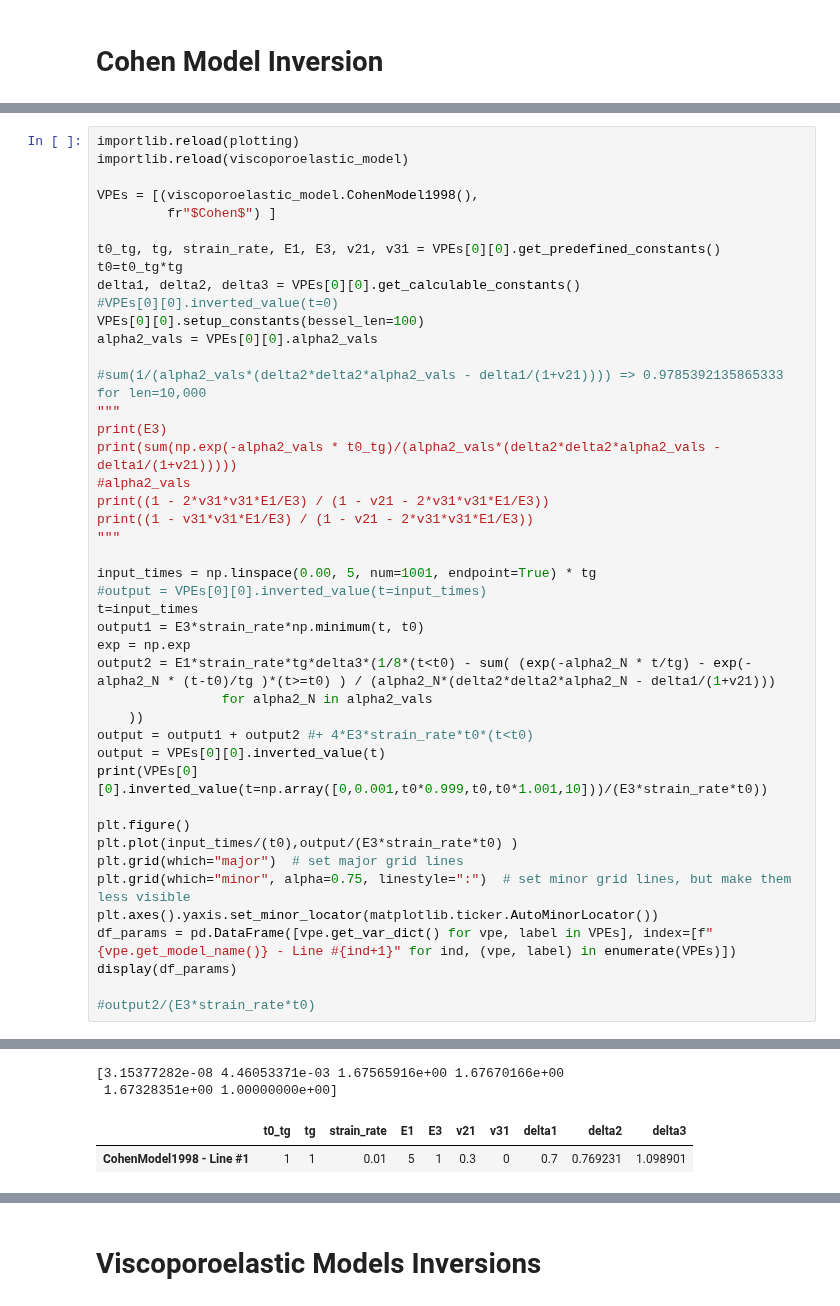
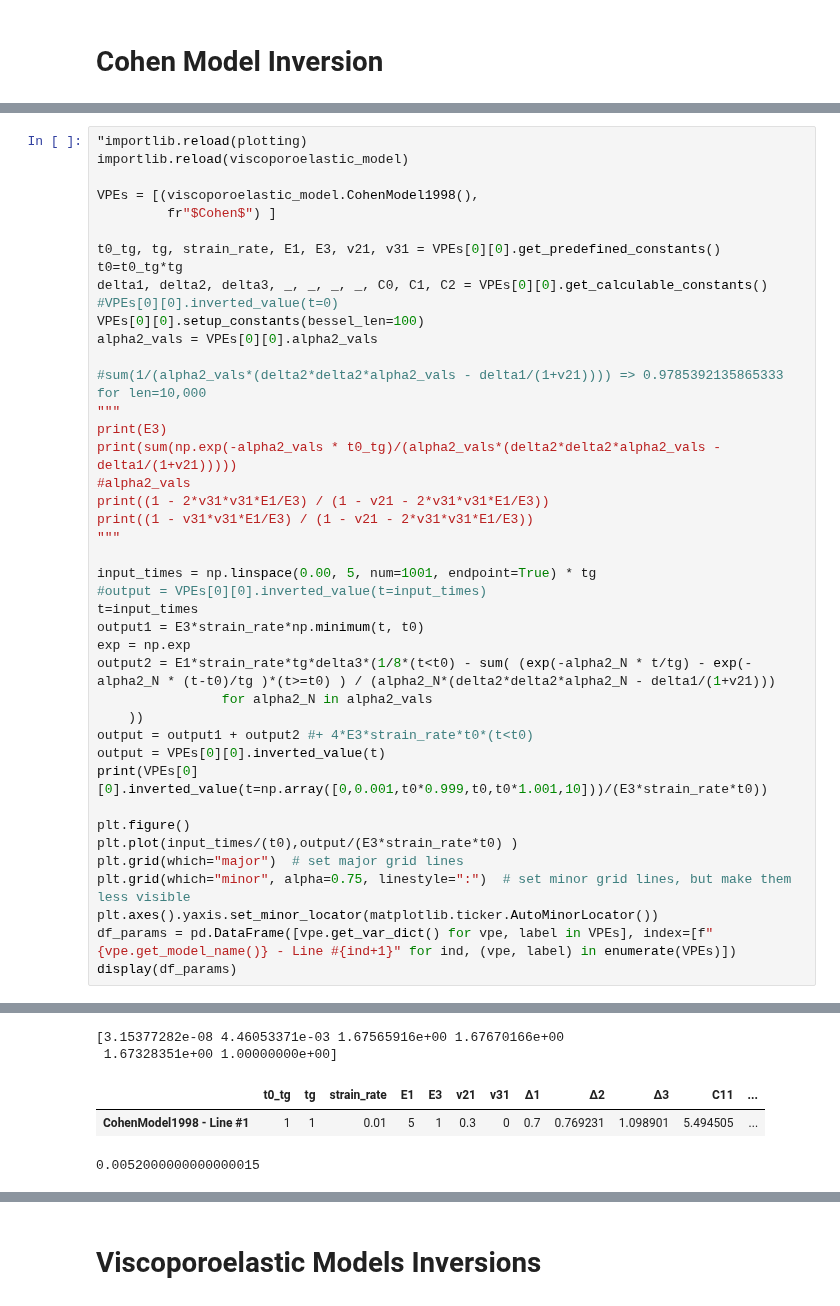
Before and after one commit to ryerrabelli/Yerrabelli-Spector-Poroelastic-Model-Code, a Jupyter notebook: src/ViscoporoelasticInversion.ipynb, the cells around one changed output, grey strips where cells are left out. Cells and saved outputs as stored; diff of their text form.

```diff
--- a/src/ViscoporoelasticInversion.ipynb
+++ b/src/ViscoporoelasticInversion.ipynb
@@ -222,5 +293,5 @@ array([   5.3610301 ,   30.06125439,   74.47854152,  138.63230093,
 # %%
-importlib.reload(plotting)
+"importlib.reload(plotting)
 importlib.reload(viscoporoelastic_model)
 
 VPEs = [(viscoporoelastic_model.CohenModel1998(),
@@ -228,7 +299,7 @@ VPEs = [(viscoporoelastic_model.CohenModel1998(),
 
 t0_tg, tg, strain_rate, E1, E3, v21, v31 = VPEs[0][0].get_predefined_constants()
 t0=t0_tg*tg
-delta1, delta2, delta3 = VPEs[0][0].get_calculable_constants()
+delta1, delta2, delta3, _, _, _, _, C0, C1, C2 = VPEs[0][0].get_calculable_constants()
 #VPEs[0][0].inverted_value(t=0)
 VPEs[0][0].setup_constants(bessel_len=100)
 alpha2_vals = VPEs[0][0].alpha2_vals
@@ -238,37 +309,36 @@ alpha2_vals = VPEs[0][0].alpha2_vals
 print(E3)
 print(sum(np.exp(-alpha2_vals * t0_tg)/(alpha2_vals*(delta2*delta2*alpha2_vals - delta1/(1+v21)))))
 #alpha2_vals
 print((1 - 2*v31*v31*E1/E3) / (1 - v21 - 2*v31*v31*E1/E3))
 print((1 - v31*v31*E1/E3) / (1 - v21 - 2*v31*v31*E1/E3))
 """
 
 input_times = np.linspace(0.00, 5, num=1001, endpoint=True) * tg
 #output = VPEs[0][0].inverted_value(t=input_times)
 t=input_times
 output1 = E3*strain_rate*np.minimum(t, t0)
 exp = np.exp
 output2 = E1*strain_rate*tg*delta3*(1/8*(t<t0) - sum( (exp(-alpha2_N * t/tg) - exp(-alpha2_N * (t-t0)/tg )*(t>=t0) ) / (alpha2_N*(delta2*delta2*alpha2_N - delta1/(1+v21)))
                 for alpha2_N in alpha2_vals
     ))
 output = output1 + output2 #+ 4*E3*strain_rate*t0*(t<t0)
 output = VPEs[0][0].inverted_value(t)
 print(VPEs[0][0].inverted_value(t=np.array([0,0.001,t0*0.999,t0,t0*1.001,10]))/(E3*strain_rate*t0))
 
 plt.figure()
 plt.plot(input_times/(t0),output/(E3*strain_rate*t0) )
 plt.grid(which="major")  # set major grid lines
 plt.grid(which="minor", alpha=0.75, linestyle=":")  # set minor grid lines, but make them less visible
 plt.axes().yaxis.set_minor_locator(matplotlib.ticker.AutoMinorLocator())
 df_params = pd.DataFrame([vpe.get_var_dict() for vpe, label in VPEs], index=[f"{vpe.get_model_name()} - Line #{ind+1}" for ind, (vpe, label) in enumerate(VPEs)])
 display(df_params)
-
-#output2/(E3*strain_rate*t0)
 # %% [output]
 [interactive output not drawn]
 [3.15377282e-08 4.46053371e-03 1.67565916e+00 1.67670166e+00
  1.67328351e+00 1.00000000e+00]
-|  | t0_tg | tg | strain_rate | E1 | E3 | v21 | v31 | delta1 | delta2 | delta3 |
-| CohenModel1998 - Line #1 | 1 | 1 | 0.01 | 5 | 1 | 0.3 | 0 | 0.7 | 0.769231 | 1.098901 |
+|  | t0_tg | tg | strain_rate | E1 | E3 | v21 | v31 | Δ1 | Δ2 | Δ3 | C11 | ... |
+| CohenModel1998 - Line #1 | 1 | 1 | 0.01 | 5 | 1 | 0.3 | 0 | 0.7 | 0.769231 | 1.098901 | 5.494505 | ... |
+0.0052000000000000015
 [figure]
 # %% [markdown]
 # Viscoporoelastic Models Inversions
```
Also changed, not shown: parts of 5 cells of this notebook, 3 other files.
